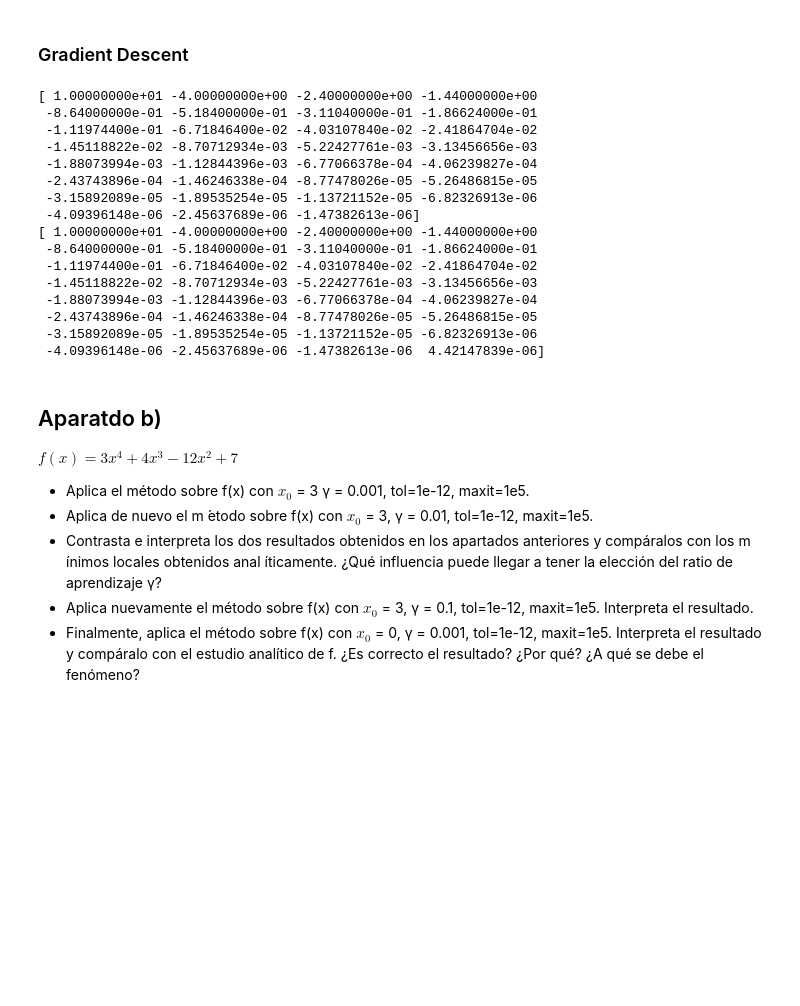
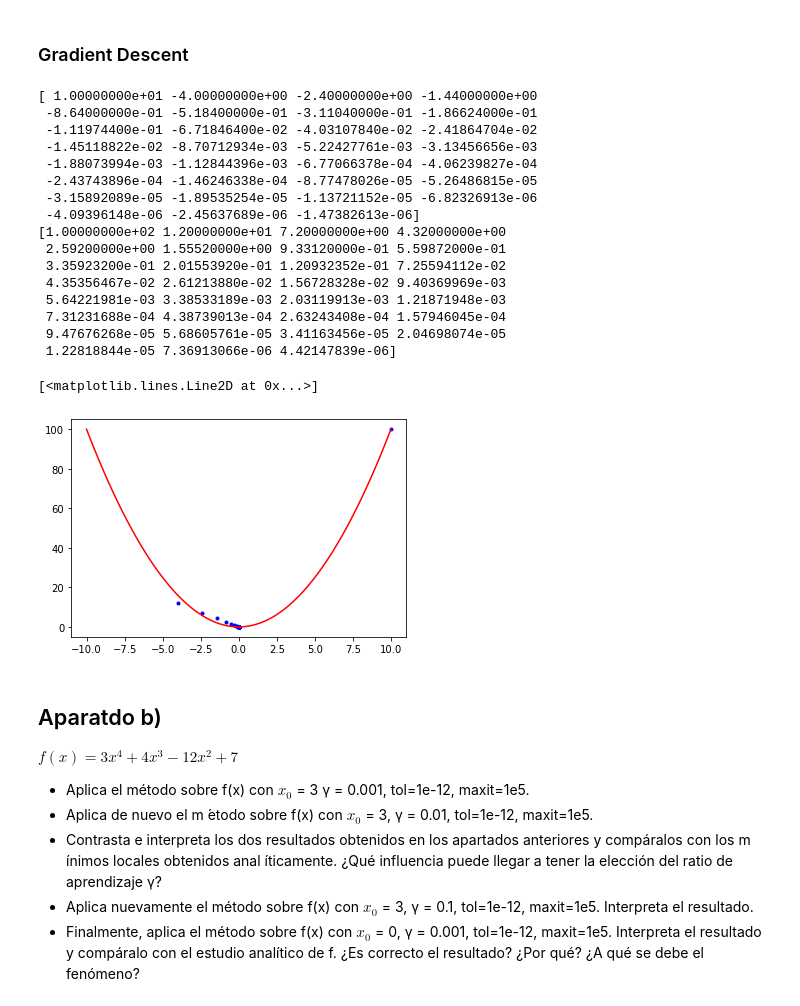
Before and after one commit to GZabalaG/AIMaster, a Jupyter notebook: Math for AI/Ejercicios_evaluables.ipynb, the cells around one changed output. Saved outputs shown, nothing was run; the diff lists cells and outputs as text; code cells hidden in the pictures; blank space fills up the shorter version.

```diff
--- a/Math for AI/Ejercicios_evaluables.ipynb
+++ b/Math for AI/Ejercicios_evaluables.ipynb
@@ -211,42 +211,57 @@ $ g\left( x,y\right) =x^{2}+y^{2}-xy+2y+1 $ con $x_{0}=\left( 3,4\right) ,\gamma
 # %%
 import numpy as np
 import pandas as pd
+import matplotlib.pyplot as plt
 
-def gradient_descent(gradient, start, learn_rate, n_iter=50, tolerance=1e-06):
+def gradient_descent(function, gradient, start, learn_rate, n_iter=50, tolerance=1e-06):
     vi = np.array([])
     vj = np.array([])
     vector = start
     vi = np.append(vi, [vector])
-    vj = np.append(vi, [gradient(vector)])
+    vj = np.append(vj, function(vector))
     for _ in range(n_iter):
         diff = -learn_rate * gradient(vector)
         if np.all(np.abs(diff) <= tolerance):
             break
         vector += diff
         vi = np.append(vi, [diff])
-        vj = np.append(vi, [gradient(vector)])
+        vj = np.append(vj, [gradient(vector)])
     return vector, vi, vj
 
-vec, i, j = gradient_descent(gradient=lambda v: 2 * v, start=10.0, learn_rate=0.2)
+vec, i, j = gradient_descent(function=lambda v: v**2, gradient=lambda v: 2*v, start=10.0, learn_rate=0.2)
 print(i)
 print(j)
+
+# 100 linearly spaced numbers
+x = np.linspace(-10,10,100)
+
+# the function, which is y = x^2 here
+y = x**2
+
+# setting the axes at the centre
+
+plt.plot(i, j, 'b.')
+# plot the function
+plt.plot(x,y, 'r')
 # %% [output]
 [ 1.00000000e+01 -4.00000000e+00 -2.40000000e+00 -1.44000000e+00
  -8.64000000e-01 -5.18400000e-01 -3.11040000e-01 -1.86624000e-01
  -1.11974400e-01 -6.71846400e-02 -4.03107840e-02 -2.41864704e-02
  -1.45118822e-02 -8.70712934e-03 -5.22427761e-03 -3.13456656e-03
  -1.88073994e-03 -1.12844396e-03 -6.77066378e-04 -4.06239827e-04
  -2.43743896e-04 -1.46246338e-04 -8.77478026e-05 -5.26486815e-05
  -3.15892089e-05 -1.89535254e-05 -1.13721152e-05 -6.82326913e-06
  -4.09396148e-06 -2.45637689e-06 -1.47382613e-06]
-[ 1.00000000e+01 -4.00000000e+00 -2.40000000e+00 -1.44000000e+00
- -8.64000000e-01 -5.18400000e-01 -3.11040000e-01 -1.86624000e-01
- -1.11974400e-01 -6.71846400e-02 -4.03107840e-02 -2.41864704e-02
- -1.45118822e-02 -8.70712934e-03 -5.22427761e-03 -3.13456656e-03
- -1.88073994e-03 -1.12844396e-03 -6.77066378e-04 -4.06239827e-04
- -2.43743896e-04 -1.46246338e-04 -8.77478026e-05 -5.26486815e-05
- -3.15892089e-05 -1.89535254e-05 -1.13721152e-05 -6.82326913e-06
- -4.09396148e-06 -2.45637689e-06 -1.47382613e-06  4.42147839e-06]
+[1.00000000e+02 1.20000000e+01 7.20000000e+00 4.32000000e+00
+ 2.59200000e+00 1.55520000e+00 9.33120000e-01 5.59872000e-01
+ 3.35923200e-01 2.01553920e-01 1.20932352e-01 7.25594112e-02
+ 4.35356467e-02 2.61213880e-02 1.56728328e-02 9.40369969e-03
+ 5.64221981e-03 3.38533189e-03 2.03119913e-03 1.21871948e-03
+ 7.31231688e-04 4.38739013e-04 2.63243408e-04 1.57946045e-04
+ 9.47676268e-05 5.68605761e-05 3.41163456e-05 2.04698074e-05
+ 1.22818844e-05 7.36913066e-06 4.42147839e-06]
+[<matplotlib.lines.Line2D at 0x...>]
+[figure, added]
 # %% [markdown]
 ## Aparatdo b)
 
```
Also changed, not shown: 1 other file.
